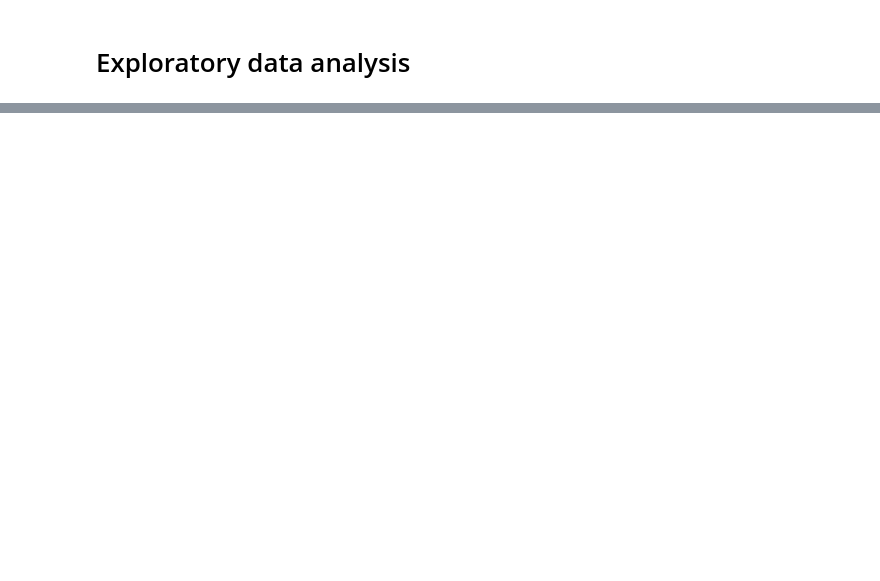
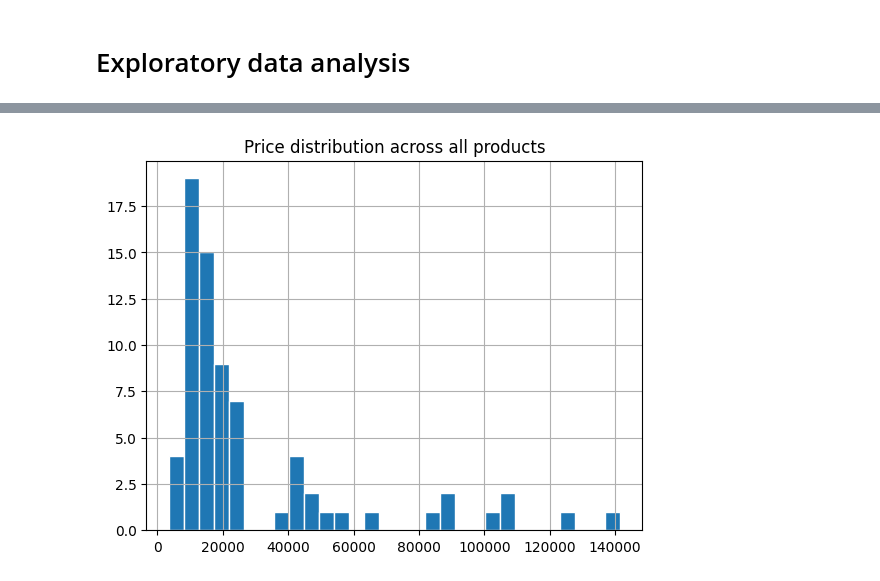
Before and after one commit to dyitsme/gpu_specs_prices_dashboard, a Jupyter notebook: notebooks/gpu-eda.ipynb, the cells around one changed output, grey strips where cells are left out. Cells and saved outputs as stored; diff of their text form; code cells hidden in the pictures; blank space fills up the shorter version.

```diff
--- a/notebooks/gpu-eda.ipynb
+++ b/notebooks/gpu-eda.ipynb
@@ -28,0 +218,6 @@ brandcount
+# %%
+gpu_df.hist('price', bins=30, edgecolor='w')
+plt.title('Price distribution across all products')
+plt.show()
+# %% [output]
+[figure, added]
```
Also changed, not shown: parts of 23 cells of this notebook, 3 other files.
